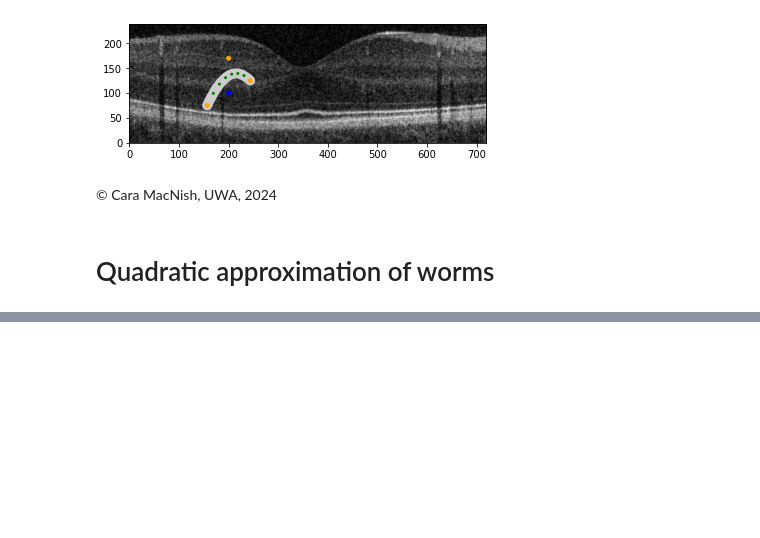
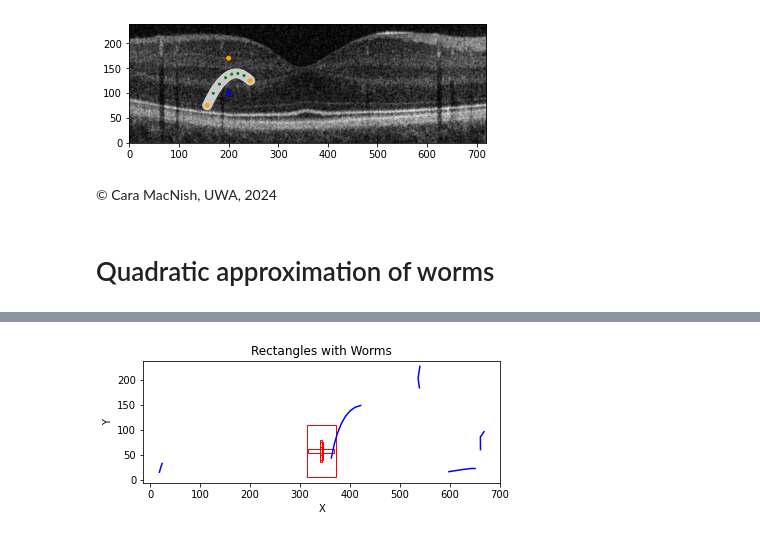
Before and after one commit to Will-H007/Camouflage-Worms, a Jupyter notebook: CamoWorms/CamoWorms.ipynb, the cells around one changed output, grey strips where cells are left out. Cells and saved outputs as stored; diff of their text form; code cells hidden in the pictures; blank space fills up the shorter version.

```diff
--- a/CamoWorms/CamoWorms.ipynb
+++ b/CamoWorms/CamoWorms.ipynb
@@ -481,0 +327,9 @@ plt.show()
+# %%
+def box_worm_into_rectangle(worm_points):
+    min_x = min(point[0] for point in worm_points)
+    max_x = max(point[0] for point in worm_points)
+    min_y = min(point[1] for point in worm_points)
+    max_y = max(point[1] for point in worm_points)
+    return [min_x, min_y, max_x, max_y]
+# %%
+rectangle_clew = [box_worm_into_rectangle(worm_points) for worm_points in all_worm_points]
@@ -481,0 +478,37 @@ plt.show()
+# %%
+import matplotlib.pyplot as plt
+
+# Function to plot rectangles and worms
+def plot_rectangles_with_worms(rectangles, all_worm_points):
+    # Create a figure and axis
+    fig, ax = plt.subplots()
+
+    # Plot rectangles
+    for rect in rectangles:
+        ax.add_patch(plt.Rectangle((rect[0], rect[1]), rect[2] - rect[0], rect[3] - rect[1], fill=False, edgecolor='r'))
+
+    # Plot worms inside rectangles
+    for worm_points in all_worm_points:
+        worm_x = [point[0] for point in worm_points]
+        worm_y = [point[1] for point in worm_points]
+        ax.plot(worm_x, worm_y, color='b')
+
+    # Set axis labels and title
+    ax.set_xlabel('X')
+    ax.set_ylabel('Y')
+    ax.set_title('Rectangles with Worms')
+
+    # Set aspect ratio to equal
+    ax.set_aspect('equal')
+
+    # Show plot
+    plt.show()
+
+# Example usage
+# rectangles = [rect1, rect2, ...]  # List of rectangles
+# all_worm_points = [worm1_points, worm2_points, ...]  # List of worm points for each rectangle
+# plot_rectangles_with_worms(rectangles, all_worm_points)
+# %%
+plot_rectangles_with_worms(rectangle_clew, all_worm_points)
+# %% [output]
+[figure, added]
```
Also changed, not shown: parts of 18 cells of this notebook.
